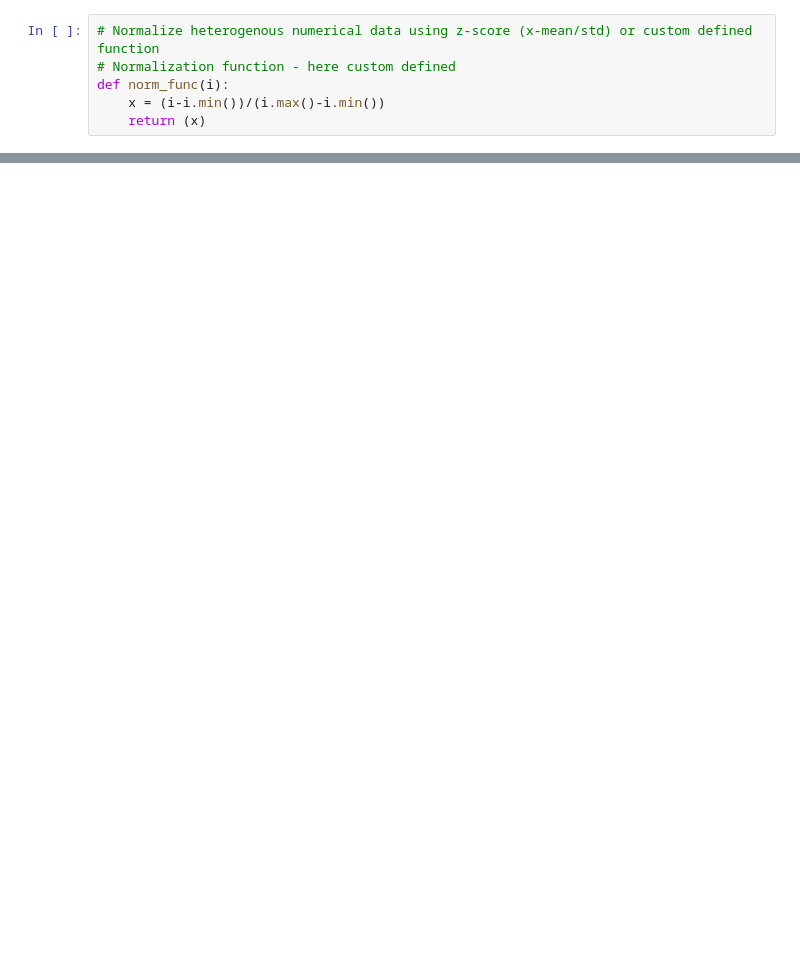
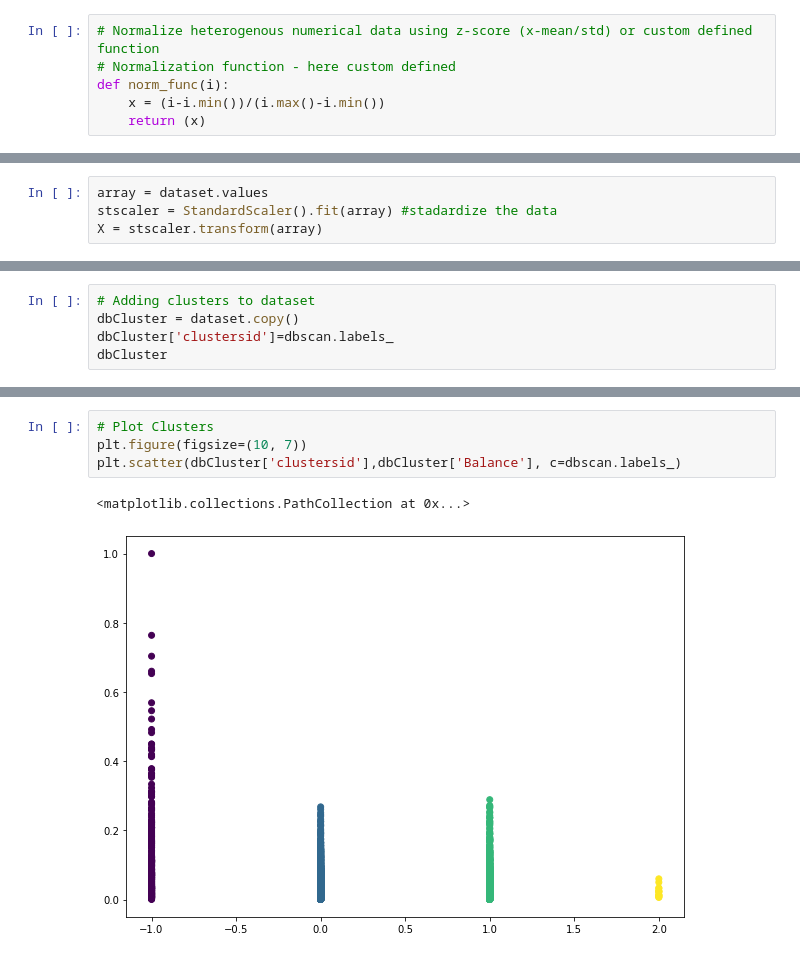
Before and after one commit to sairaj2005/ds-assignment, a Jupyter notebook: Clustering/clustering_airlines.ipynb, the cells around one changed output, grey strips where cells are left out. Drawn from its saved outputs; the diff is of its cells as text; blank space fills up the shorter version.

```diff
--- a/Clustering/clustering_airlines.ipynb
+++ b/Clustering/clustering_airlines.ipynb
@@ -83,0 +87,4 @@ airline1_norm
+# %%
+array = dataset.values
+stscaler = StandardScaler().fit(array) #stadardize the data
+X = stscaler.transform(array)
@@ -83,0 +121,5 @@ airline1_norm
+# %%
+# Adding clusters to dataset
+dbCluster = dataset.copy()
+dbCluster['clustersid']=dbscan.labels_
+dbCluster
@@ -84,3 +149,10 @@ airline1_norm
+# %%
+# Plot Clusters
+plt.figure(figsize=(10, 7))
+plt.scatter(dbCluster['clustersid'],dbCluster['Balance'], c=dbscan.labels_)
+# %% [output]
+<matplotlib.collections.PathCollection at 0x...>
+[figure, added]
 # %%
 # Create Dendrograms
 plt.figure(figsize=(10, 7))
```
Also changed, not shown: parts of 25 cells of this notebook, 1 other file.
